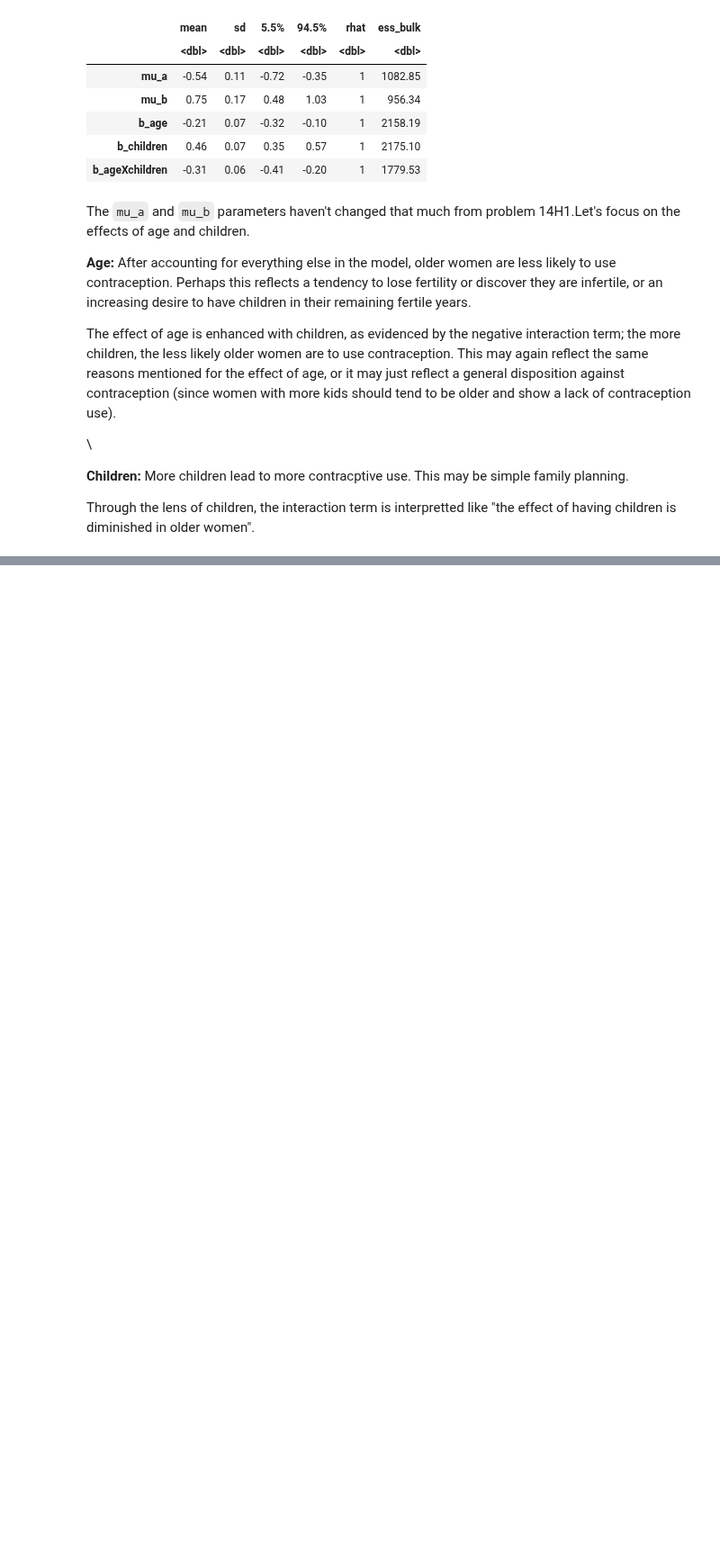
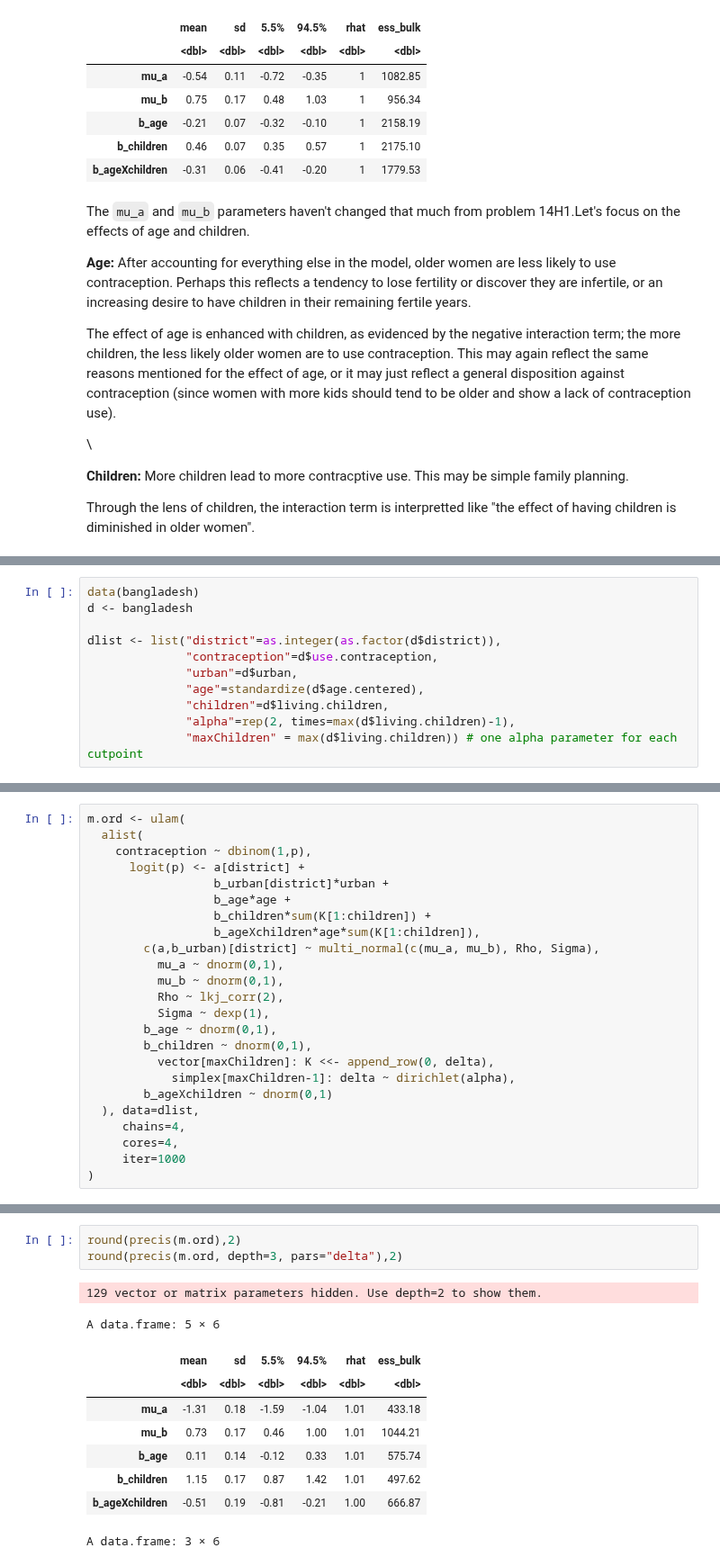
Before and after one commit to nicklausmillican/StatisticalRethinkingIISolutions, a Jupyter notebook: StatisticalRethinkingSolutions2_Ch14.ipynb, the cells around one changed output, grey strips where cells are left out. Shown at 90% size. Cells and saved outputs as stored; diff of their text form; blank space fills up the shorter version.

```diff
--- a/StatisticalRethinkingSolutions2_Ch14.ipynb
+++ b/StatisticalRethinkingSolutions2_Ch14.ipynb
@@ -1376,0 +1409,11 @@ Through the lens of children, the interaction term is interpretted like "the eff
+# %%
+data(bangladesh)
+d <- bangladesh
+
+dlist <- list("district"=as.integer(as.factor(d$district)),
+              "contraception"=d$use.contraception,
+              "urban"=d$urban,
+              "age"=standardize(d$age.centered),
+              "children"=d$living.children,
+              "alpha"=rep(2, times=max(d$living.children)-1),
+              "maxChildren" = max(d$living.children)) # one alpha parameter for each cutpoint
@@ -1376,0 +1422,24 @@ Through the lens of children, the interaction term is interpretted like "the eff
+# %%
+m.ord <- ulam(
+  alist(
+    contraception ~ dbinom(1,p),
+      logit(p) <- a[district] +
+                  b_urban[district]*urban +
+                  b_age*age +
+                  b_children*sum(K[1:children]) +
+                  b_ageXchildren*age*sum(K[1:children]),
+        c(a,b_urban)[district] ~ multi_normal(c(mu_a, mu_b), Rho, Sigma),
+          mu_a ~ dnorm(0,1),
+          mu_b ~ dnorm(0,1),
+          Rho ~ lkj_corr(2),
+          Sigma ~ dexp(1),
+        b_age ~ dnorm(0,1),
+        b_children ~ dnorm(0,1),
+          vector[maxChildren]: K <<- append_row(0, delta),
+            simplex[maxChildren-1]: delta ~ dirichlet(alpha),
+        b_ageXchildren ~ dnorm(0,1)
+  ), data=dlist,
+     chains=4,
+     cores=4,
+     iter=1000
+)
@@ -1376,0 +1532,14 @@ Through the lens of children, the interaction term is interpretted like "the eff
+# %%
+round(precis(m.ord),2)
+round(precis(m.ord, depth=3, pars="delta"),2)
+# %% [output]
+129 vector or matrix parameters hidden. Use depth=2 to show them.
+A data.frame: 5 × 6
+|  | mean | sd | 5.5% | 94.5% | rhat | ess_bulk |
+|  | <dbl> | <dbl> | <dbl> | <dbl> | <dbl> | <dbl> |
+| mu_a | -1.31 | 0.18 | -1.59 | -1.04 | 1.01 | 433.18 |
+| mu_b | 0.73 | 0.17 | 0.46 | 1.00 | 1.01 | 1044.21 |
+| b_age | 0.11 | 0.14 | -0.12 | 0.33 | 1.01 | 575.74 |
+| b_children | 1.15 | 0.17 | 0.87 | 1.42 | 1.01 | 497.62 |
+| b_ageXchildren | -0.51 | 0.19 | -0.81 | -0.21 | 1.00 | 666.87 |
+A data.frame: 3 × 6
```
Also changed, not shown: parts of 9 cells of this notebook.
